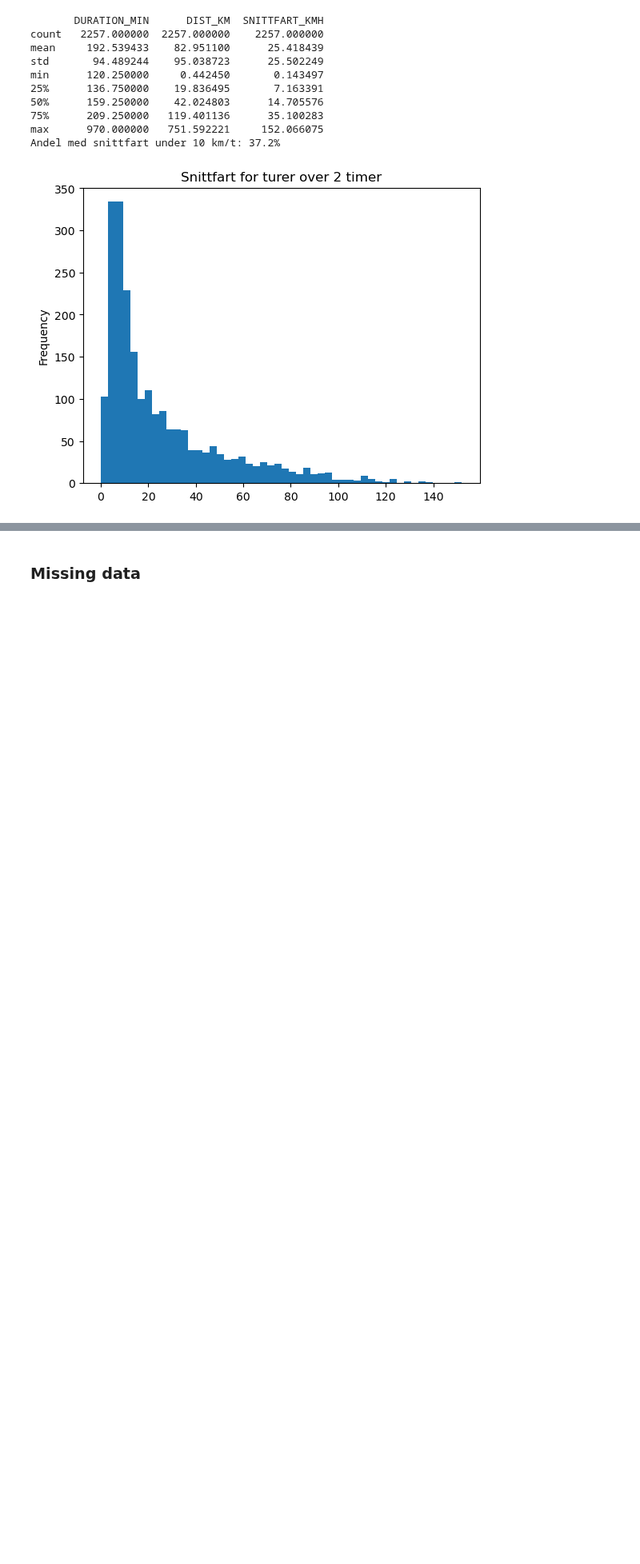
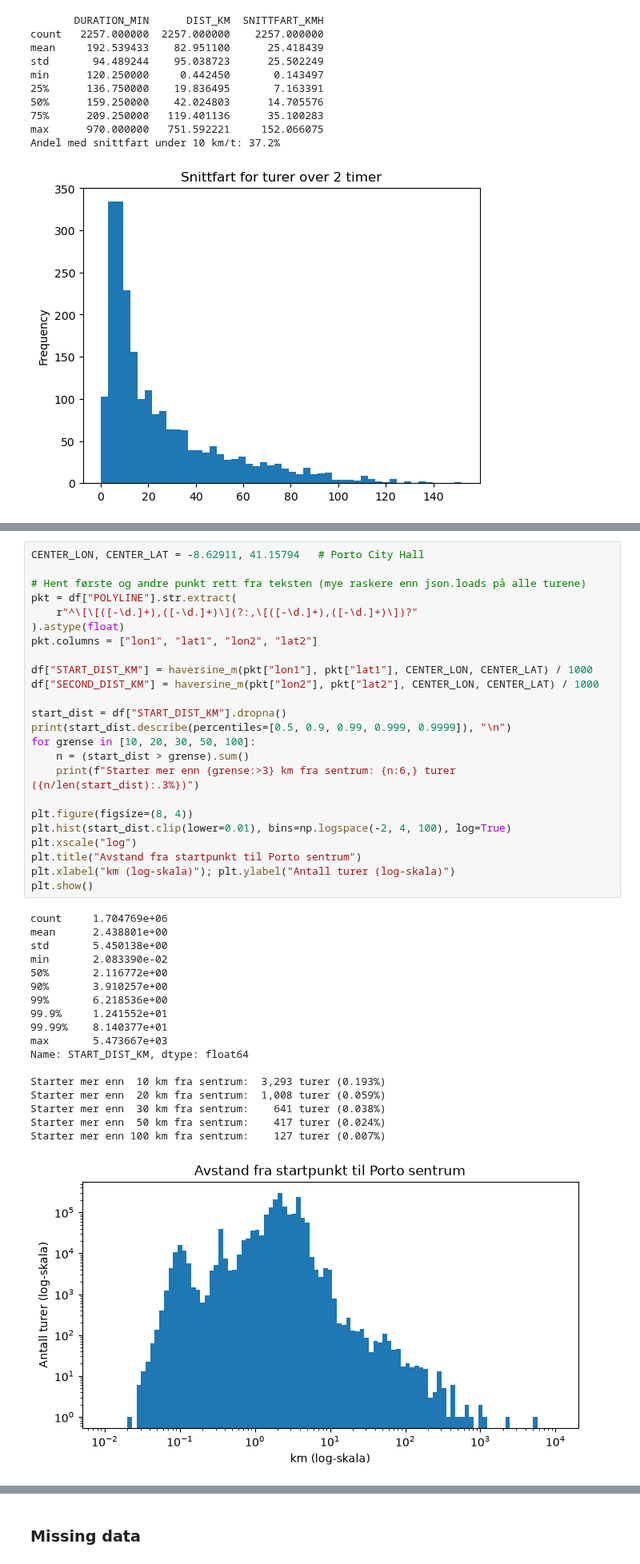
Before and after one commit to gbjaaland/TDT4225-Assignment2, a Jupyter notebook: eda.ipynb, the cells around one changed output, grey strips where cells are left out. Shown at 80% size. Saved outputs shown, nothing was run; the diff lists cells and outputs as text; blank space fills up the shorter version.

```diff
--- a/eda.ipynb
+++ b/eda.ipynb
@@ -396,0 +502,43 @@ Andel med snittfart under 10 km/t: 37.2%
+# %%
+CENTER_LON, CENTER_LAT = -8.62911, 41.15794   # Porto City Hall
+
+# Hent første og andre punkt rett fra teksten (mye raskere enn json.loads på alle turene)
+pkt = df["POLYLINE"].str.extract(
+    r"^\[\[([-\d.]+),([-\d.]+)\](?:,\[([-\d.]+),([-\d.]+)\])?"
+).astype(float)
+pkt.columns = ["lon1", "lat1", "lon2", "lat2"]
+
+df["START_DIST_KM"] = haversine_m(pkt["lon1"], pkt["lat1"], CENTER_LON, CENTER_LAT) / 1000
+df["SECOND_DIST_KM"] = haversine_m(pkt["lon2"], pkt["lat2"], CENTER_LON, CENTER_LAT) / 1000
+
+start_dist = df["START_DIST_KM"].dropna()
+print(start_dist.describe(percentiles=[0.5, 0.9, 0.99, 0.999, 0.9999]), "\n")
+for grense in [10, 20, 30, 50, 100]:
+    n = (start_dist > grense).sum()
+    print(f"Starter mer enn {grense:>3} km fra sentrum: {n:6,} turer ({n/len(start_dist):.3%})")
+
+plt.figure(figsize=(8, 4))
+plt.hist(start_dist.clip(lower=0.01), bins=np.logspace(-2, 4, 100), log=True)
+plt.xscale("log")
+plt.title("Avstand fra startpunkt til Porto sentrum")
+plt.xlabel("km (log-skala)"); plt.ylabel("Antall turer (log-skala)")
+plt.show()
+# %% [output]
+count     1.704769e+06
+mean      2.438801e+00
+std       5.450138e+00
+min       2.083390e-02
+50%       2.116772e+00
+90%       3.910257e+00
+99%       6.218536e+00
+99.9%     1.241552e+01
+99.99%    8.140377e+01
+max       5.473667e+03
+Name: START_DIST_KM, dtype: float64
+
+Starter mer enn  10 km fra sentrum:  3,293 turer (0.193%)
+Starter mer enn  20 km fra sentrum:  1,008 turer (0.059%)
+Starter mer enn  30 km fra sentrum:    641 turer (0.038%)
+Starter mer enn  50 km fra sentrum:    417 turer (0.024%)
+Starter mer enn 100 km fra sentrum:    127 turer (0.007%)
+[figure, added]
```
Also changed, not shown: parts of 9 cells of this notebook.
